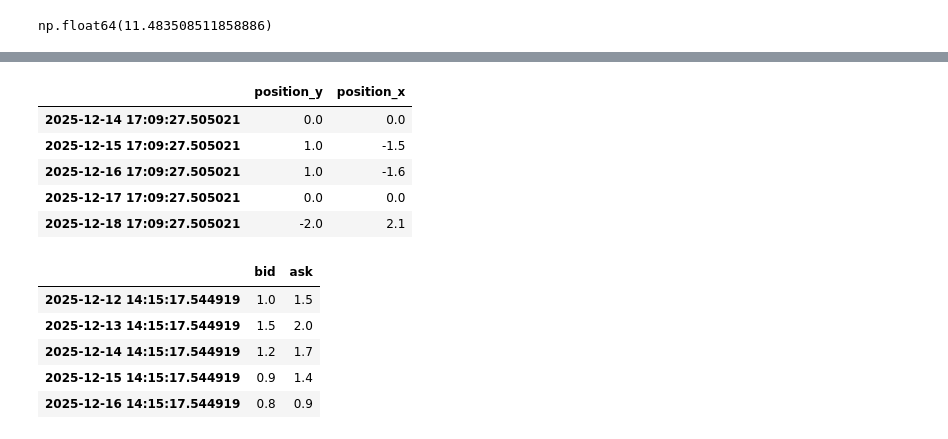
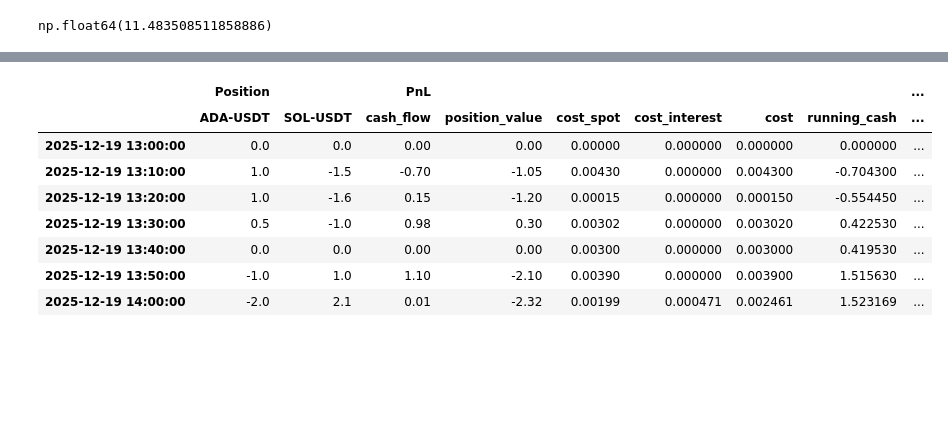
Before and after one commit to vbear97/pairs_trading_cryptocurrency, a Jupyter notebook: code_testing.ipynb, the cells around one changed output, grey strips where cells are left out. Saved outputs shown, nothing was run; the diff lists cells and outputs as text; code cells hidden in the pictures; blank space fills up the shorter version.

Commit message:
feat: refactor + costs

```diff
--- a/code_testing.ipynb
+++ b/code_testing.ipynb
@@ -226,11 +227,24 @@ np.float64(11.483508511858886)
 # %%
 #Code testing
 
-length = 5
-index = pd.date_range(end=datetime.today(), periods=length, freq='D')
-desired_positions = pd.DataFrame({
-    'position_y': pd.Series([1.0, 1.0, 0.0, -2.0, -1.0], index = index), #first long the portfolio, then short the portfolio
-    'position_x': pd.Series([-1.5, -1.6, 0.0, 2.1, 2.2], index = index),
+length = 7  # Every 10 minutes for an hour (includes both start and end on the hour)
+end_time = datetime.today().replace(minute=0, second=0, microsecond=0)  # Round to the hour
+index = pd.date_range(end=end_time, periods=length, freq='10min')
+
+close_position_df = pd.DataFrame({
+    'ADA-USDT': pd.Series([1.0, 1.0, 0.5, 0.0, -1.0, -2.0, -1.0], index=index),
+    'SOL-USDT': pd.Series([-1.5, -1.6, -1.0, 0.0, 1.0, 2.1, 2.2], index=index),
 })
-prices_y = pd.DataFrame({'bid': [1, 2, 4, 2.5, 1], 'ask': [2, 3, 5, 3, 2]}, index = index)
-prices_x = pd.DataFrame({'bid': [1, 1.5, 1.2, 0.9, 0.8], 'ask': [1.5, 2, 1.7, 1.4, 0.9]}, index = index)
+
+prices_y = pd.DataFrame({
+    'bid': [1.0, 1.5, 2.0, 4.0, 3.0, 2.5, 1.0],
+    'ask': [2.0, 2.5, 3.0, 5.0, 4.0, 3.0, 2.0]
+}, index=index)
+
+prices_x = pd.DataFrame({
+    'bid': [1.0, 1.2, 1.5, 1.2, 1.0, 0.9, 0.8],
+    'ask': [1.5, 1.7, 2.0, 1.7, 1.5, 1.4, 0.9]
+}, index=index)
+
+# Create multilevel DataFrame
+prices_df = pd.concat([prices_y, prices_x], axis=1, keys=['ADA-USDT', 'SOL-USDT'])
@@ -237,6 +272,6 @@ prices_x = pd.DataFrame({'bid': [1, 1.5, 1.2, 0.9, 0.8], 'ask': [1.5, 2, 1.7, 1.
 # %%
-from portfolio_manager.constants import BINANCE_SPOT_FEE
-pm = PortfolioManager(trading_periods_per_year = 1, idealised = True, transaction_cost= BINANCE_SPOT_FEE)
-results = pm.backtest(desired_positions, prices_y , prices_x, instant_execution=False)
+from portfolio_manager.constants import BINANCE_SPOT_FEE, HOURLY_INTEREST_RATE_BY_COIN
+pm = PortfolioManager(trading_periods_per_year = 1, idealised = True, transaction_cost= BINANCE_SPOT_FEE, hourly_interest_rate_by_coin=HOURLY_INTEREST_RATE_BY_COIN)
+results = pm.backtest(close_position_df, prices_df, instant_execution=False)
 # %%
 #Check results - are they what you expect?
@@ -243,18 +290,12 @@ results = pm.backtest(desired_positions, prices_y , prices_x, instant_execution=
 # %%
-results['position_history']
+results['summary_df']
 # %% [output]
-|  | position_y | position_x |
-| 2025-12-14 17:09:27.505021 | 0.0 | 0.0 |
-| 2025-12-15 17:09:27.505021 | 1.0 | -1.5 |
-| 2025-12-16 17:09:27.505021 | 1.0 | -1.6 |
-| 2025-12-17 17:09:27.505021 | 0.0 | 0.0 |
-| 2025-12-18 17:09:27.505021 | -2.0 | 2.1 |
+|  | Position |  | PnL |  |  |  |  |  | ... |
+|  | ADA-USDT | SOL-USDT | cash_flow | position_value | cost_spot | cost_interest | cost | running_cash | ... |
+| 2025-12-19 13:00:00 | 0.0 | 0.0 | 0.00 | 0.00 | 0.00000 | 0.000000 | 0.000000 | 0.000000 | ... |
+| 2025-12-19 13:10:00 | 1.0 | -1.5 | -0.70 | -1.05 | 0.00430 | 0.000000 | 0.004300 | -0.704300 | ... |
+| 2025-12-19 13:20:00 | 1.0 | -1.6 | 0.15 | -1.20 | 0.00015 | 0.000000 | 0.000150 | -0.554450 | ... |
+| 2025-12-19 13:30:00 | 0.5 | -1.0 | 0.98 | 0.30 | 0.00302 | 0.000000 | 0.003020 | 0.422530 | ... |
+| 2025-12-19 13:40:00 | 0.0 | 0.0 | 0.00 | 0.00 | 0.00300 | 0.000000 | 0.003000 | 0.419530 | ... |
+| 2025-12-19 13:50:00 | -1.0 | 1.0 | 1.10 | -2.10 | 0.00390 | 0.000000 | 0.003900 | 1.515630 | ... |
+| 2025-12-19 14:00:00 | -2.0 | 2.1 | 0.01 | -2.32 | 0.00199 | 0.000471 | 0.002461 | 1.523169 | ... |
-# %%
-prices_x
-# %% [output]
-|  | bid | ask |
-| 2025-12-12 14:15:17.544919 | 1.0 | 1.5 |
-| 2025-12-13 14:15:17.544919 | 1.5 | 2.0 |
-| 2025-12-14 14:15:17.544919 | 1.2 | 1.7 |
-| 2025-12-15 14:15:17.544919 | 0.9 | 1.4 |
-| 2025-12-16 14:15:17.544919 | 0.8 | 0.9 |
```
Also changed, not shown: parts of 14 cells of this notebook, 6 other files.
